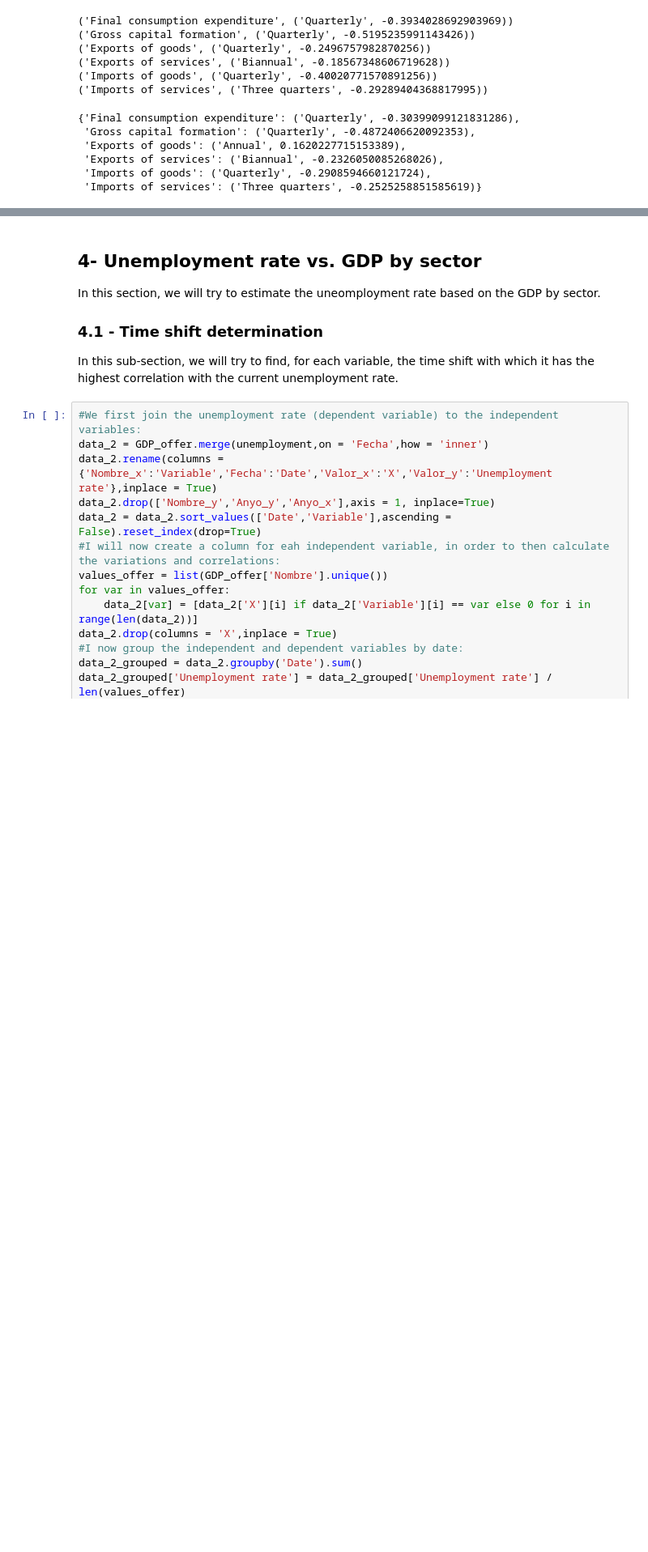
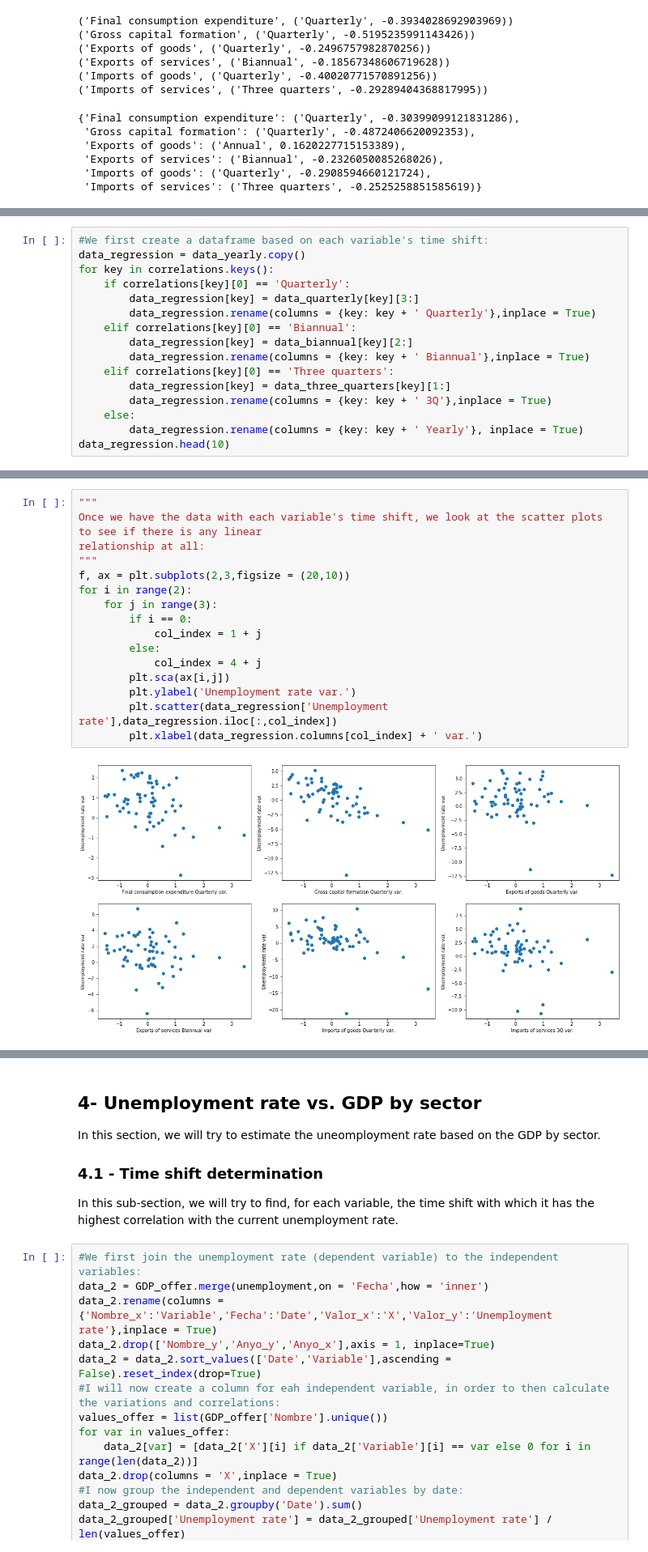
Before and after one commit to javier-pradera/Project-Week-5-Your-Own-Project, a Jupyter notebook: your-project/Code/Unemployment rate model.ipynb, the cells around one changed output, grey strips where cells are left out. Shown at 81% size. Saved outputs shown, nothing was run; the diff lists cells and outputs as text; blank space fills up the shorter version.

```diff
--- a/your-project/Code/Unemployment rate model.ipynb
+++ b/your-project/Code/Unemployment rate model.ipynb
@@ -233,0 +241,16 @@ correlations_spearman
+# %%
+#We first create a dataframe based on each variable's time shift:
+data_regression = data_yearly.copy()
+for key in correlations.keys():
+    if correlations[key][0] == 'Quarterly':
+        data_regression[key] = data_quarterly[key][3:]
+        data_regression.rename(columns = {key: key + ' Quarterly'},inplace = True)
+    elif correlations[key][0] == 'Biannual':
+        data_regression[key] = data_biannual[key][2:]
+        data_regression.rename(columns = {key: key + ' Biannual'},inplace = True)
+    elif correlations[key][0] == 'Three quarters':
+        data_regression[key] = data_three_quarters[key][1:]
+        data_regression.rename(columns = {key: key + ' 3Q'},inplace = True)
+    else:
+        data_regression.rename(columns = {key: key + ' Yearly'}, inplace = True)
+data_regression.head(10)
@@ -233,0 +270,18 @@ correlations_spearman
+# %%
+"""
+Once we have the data with each variable's time shift, we look at the scatter plots to see if there is any linear
+relationship at all:
+"""
+f, ax = plt.subplots(2,3,figsize = (20,10))
+for i in range(2):
+    for j in range(3):
+        if i == 0:
+            col_index = 1 + j
+        else:
+            col_index = 4 + j
+        plt.sca(ax[i,j])
+        plt.ylabel('Unemployment rate var.')
+        plt.scatter(data_regression['Unemployment rate'],data_regression.iloc[:,col_index])
+        plt.xlabel(data_regression.columns[col_index] + ' var.')
+# %% [output]
+[figure, added]
```
Also changed, not shown: parts of 11 cells of this notebook, 2 other files.
